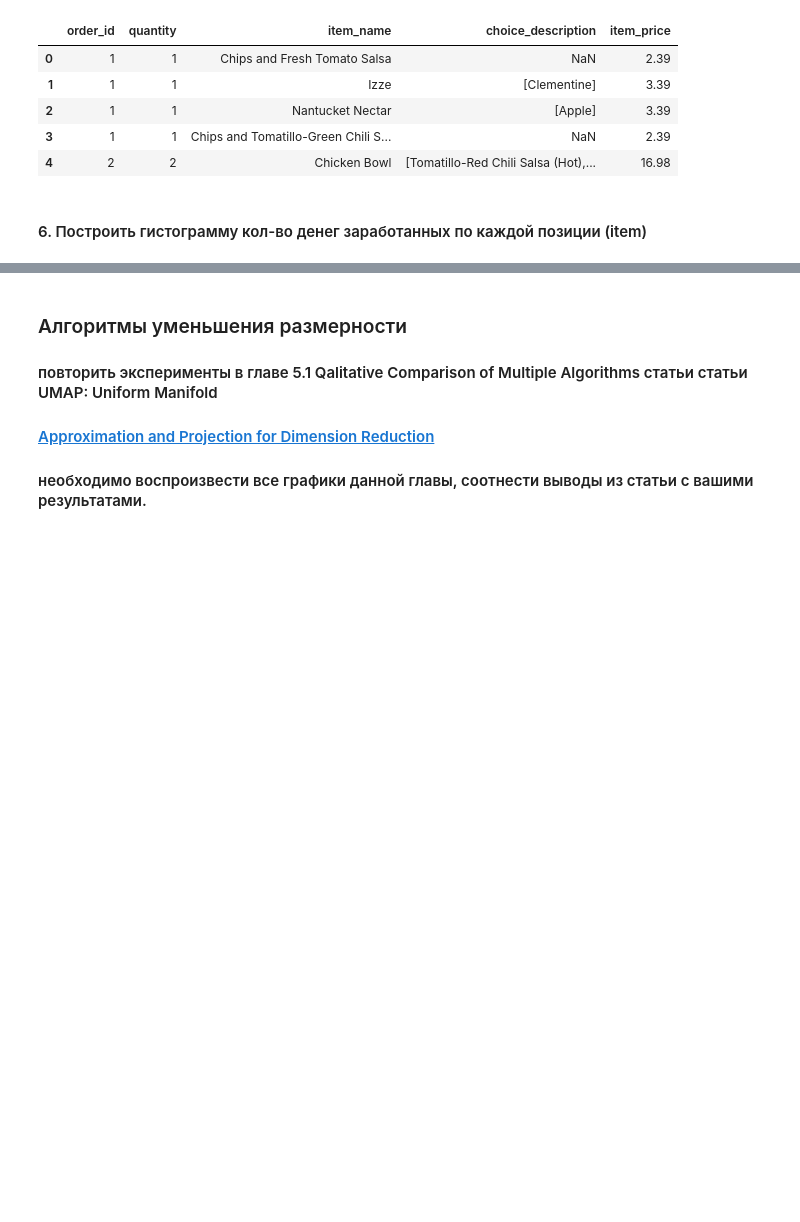
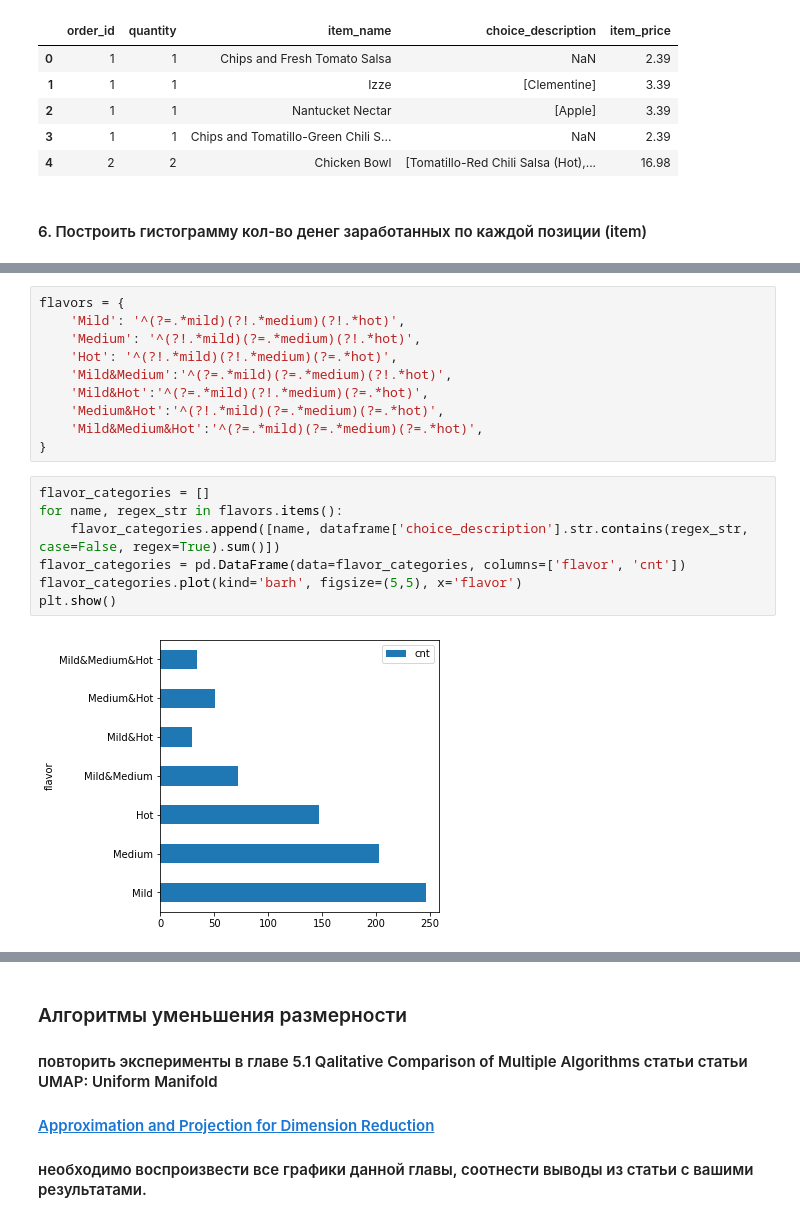
Before and after one commit to spaikus/SPBU-Intelligent-Systems, a Jupyter notebook: Pandas&DimensionalityReduction.ipynb, the cells around one changed output, grey strips where cells are left out. Cells and saved outputs as stored; diff of their text form; blank space fills up the shorter version.

```diff
--- a/Pandas&DimensionalityReduction.ipynb
+++ b/Pandas&DimensionalityReduction.ipynb
@@ -71,0 +94,19 @@ plt.show()
+# %%
+flavors = {
+    'Mild': '^(?=.*mild)(?!.*medium)(?!.*hot)',
+    'Medium': '^(?!.*mild)(?=.*medium)(?!.*hot)',
+    'Hot': '^(?!.*mild)(?!.*medium)(?=.*hot)',
+    'Mild&Medium':'^(?=.*mild)(?=.*medium)(?!.*hot)',
+    'Mild&Hot':'^(?=.*mild)(?!.*medium)(?=.*hot)',
+    'Medium&Hot':'^(?!.*mild)(?=.*medium)(?=.*hot)',
+    'Mild&Medium&Hot':'^(?=.*mild)(?=.*medium)(?=.*hot)',
+}
+# %%
+flavor_categories = []
+for name, regex_str in flavors.items():
+    flavor_categories.append([name, dataframe['choice_description'].str.contains(regex_str, case=False, regex=True).sum()])
+flavor_categories = pd.DataFrame(data=flavor_categories, columns=['flavor', 'cnt'])
+flavor_categories.plot(kind='barh', figsize=(5,5), x='flavor')
+plt.show()
+# %% [output]
+[figure, added]
```
Also changed, not shown: parts of 16 cells of this notebook.
